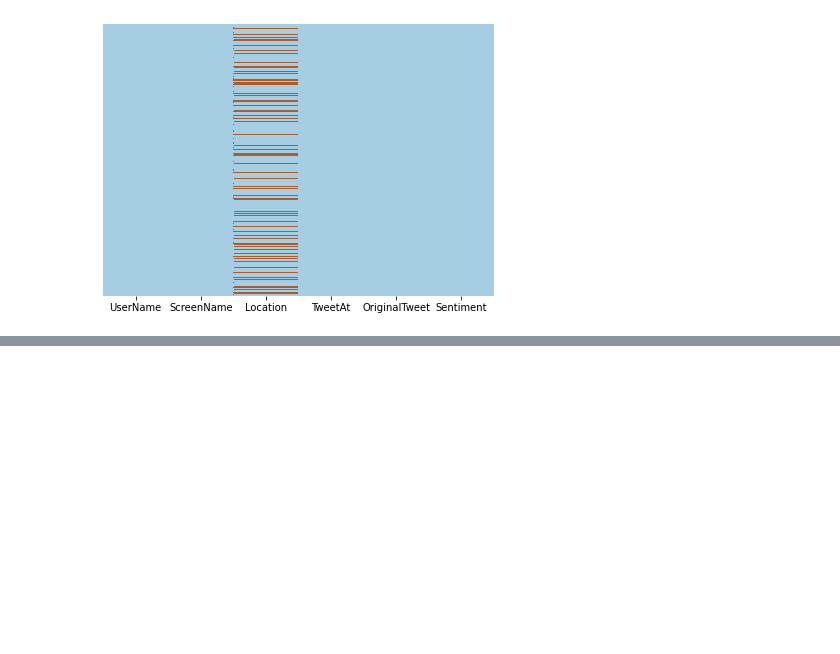
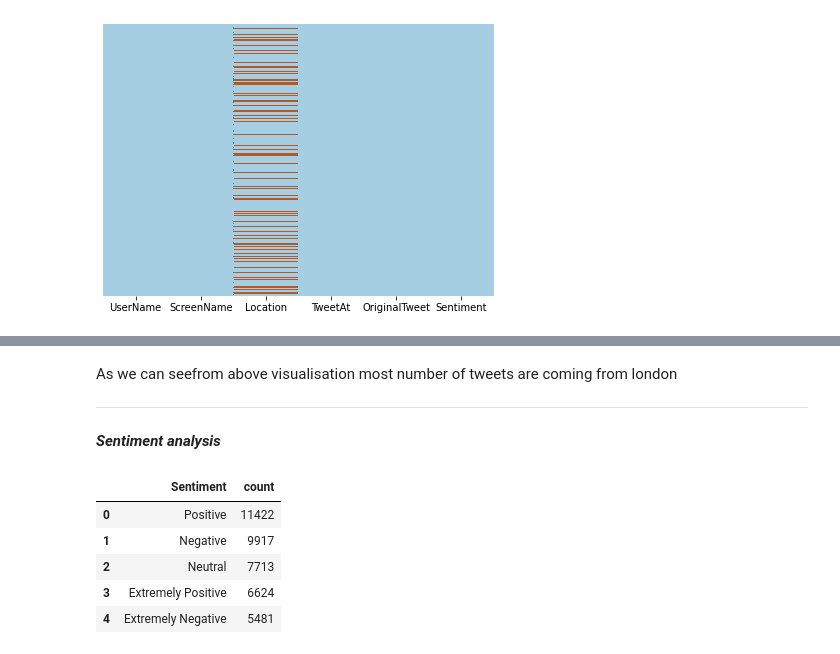
Before and after one commit to adilimam12/Classification-capstone-project-3, a Jupyter notebook: Coronavirus_tweet_sentiment_analysis.ipynb, the cells around one changed output, grey strips where cells are left out. Saved outputs shown, nothing was run; the diff lists cells and outputs as text; code cells hidden in the pictures; blank space fills up the shorter version.

```diff
--- a/Coronavirus_tweet_sentiment_analysis.ipynb
+++ b/Coronavirus_tweet_sentiment_analysis.ipynb
@@ -192,0 +240,20 @@ sns.heatmap(covid_data.isnull(), cbar=False,yticklabels=False,cmap='Paired')
+# %% [markdown]
+As we can seefrom above visualisation most number of tweets are coming from london
+
+---
+
+
+
+***Sentiment analysis***
+# %%
+# count of Sentiments
+sentiment_count=covid_data['Sentiment'].value_counts().reset_index()
+sentiment_count.columns = ['Sentiment','count']
+sentiment_count
+# %% [output]
+|  | Sentiment | count |
+| 0 | Positive | 11422 |
+| 1 | Negative | 9917 |
+| 2 | Neutral | 7713 |
+| 3 | Extremely Positive | 6624 |
+| 4 | Extremely Negative | 5481 |
```
Also changed, not shown: parts of 12 cells of this notebook.
